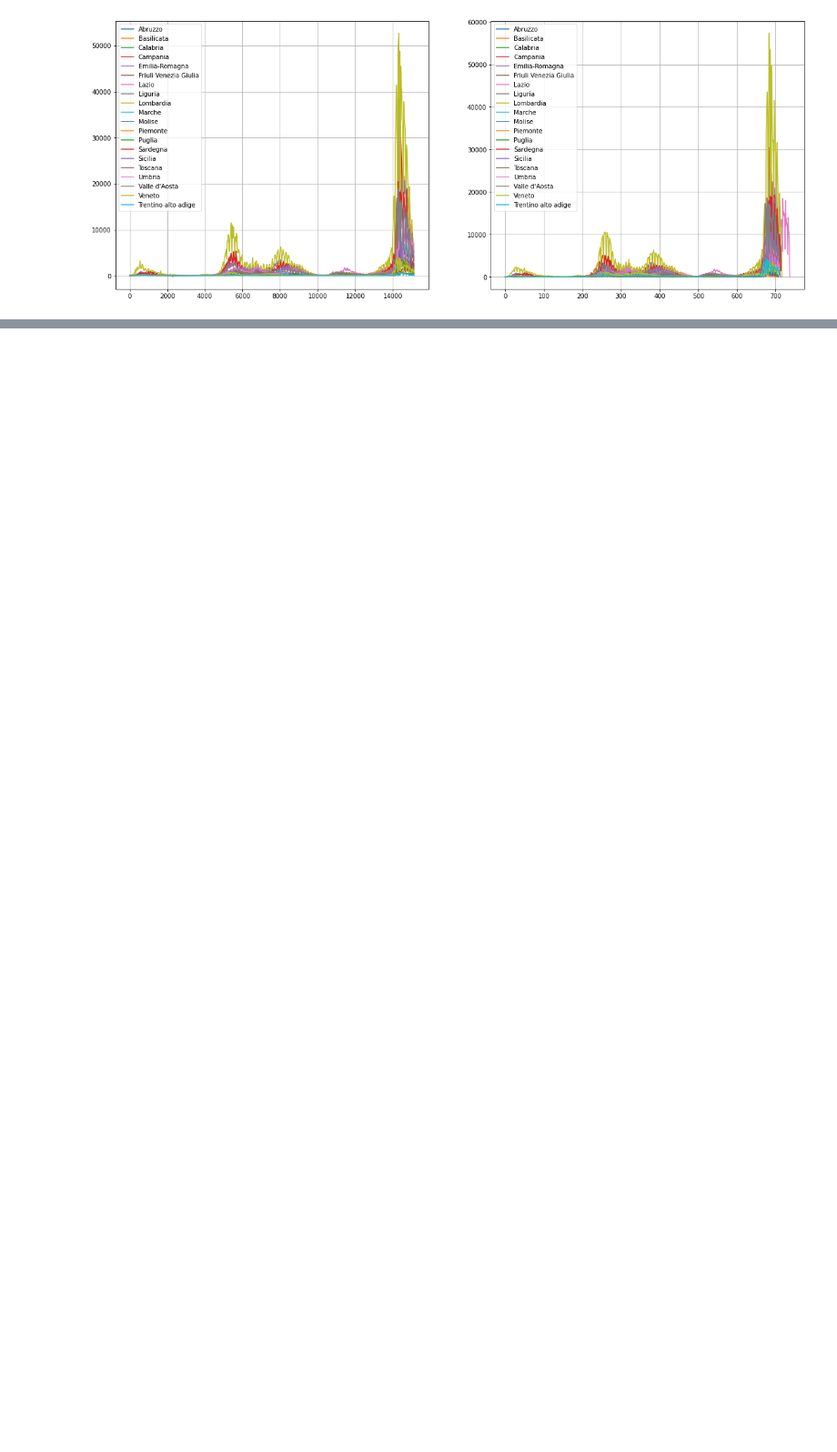
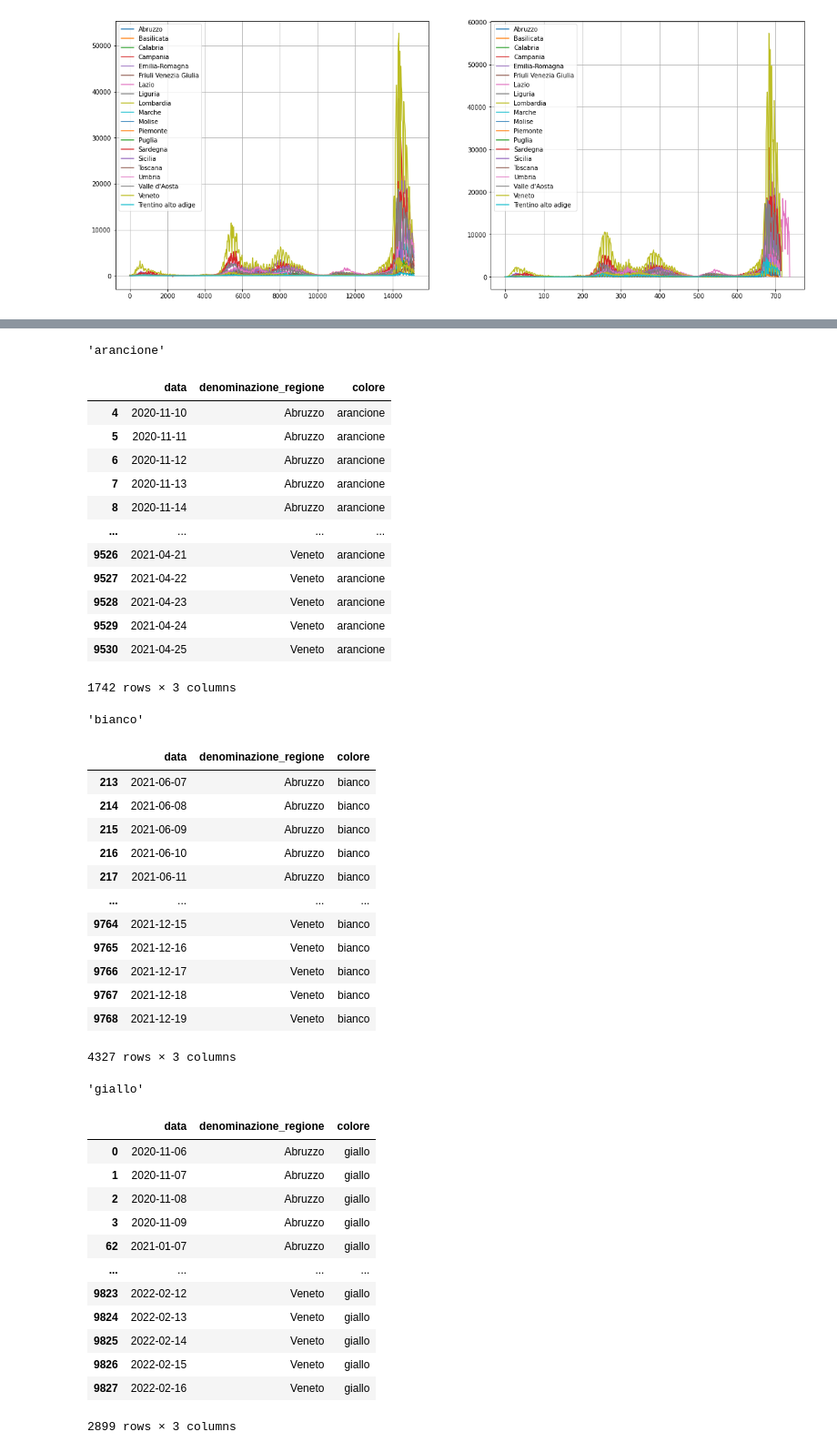
Before and after one commit to RinaldiLuca/Mobility_in_Covid19_Pandemic, a Jupyter notebook: Sam.ipynb, the cells around one changed output, grey strips where cells are left out. Shown at 91% size. Drawn from its saved outputs; the diff is of its cells as text; code cells hidden in the pictures; blank space fills up the shorter version.

```diff
--- a/Sam.ipynb
+++ b/Sam.ipynb
@@ -187,0 +236,48 @@ ax[1].grid()
+# %%
+grouped = pd.read_csv('dataset.csv').groupby('colore')
+
+for name, group in grouped:
+    display(name, group)
+# %% [output]
+'arancione'
+|  | data | denominazione_regione | colore |
+| 4 | 2020-11-10 | Abruzzo | arancione |
+| 5 | 2020-11-11 | Abruzzo | arancione |
+| 6 | 2020-11-12 | Abruzzo | arancione |
+| 7 | 2020-11-13 | Abruzzo | arancione |
+| 8 | 2020-11-14 | Abruzzo | arancione |
+| ... | ... | ... | ... |
+| 9526 | 2021-04-21 | Veneto | arancione |
+| 9527 | 2021-04-22 | Veneto | arancione |
+| 9528 | 2021-04-23 | Veneto | arancione |
+| 9529 | 2021-04-24 | Veneto | arancione |
+| 9530 | 2021-04-25 | Veneto | arancione |
+1742 rows × 3 columns
+'bianco'
+|  | data | denominazione_regione | colore |
+| 213 | 2021-06-07 | Abruzzo | bianco |
+| 214 | 2021-06-08 | Abruzzo | bianco |
+| 215 | 2021-06-09 | Abruzzo | bianco |
+| 216 | 2021-06-10 | Abruzzo | bianco |
+| 217 | 2021-06-11 | Abruzzo | bianco |
+| ... | ... | ... | ... |
+| 9764 | 2021-12-15 | Veneto | bianco |
+| 9765 | 2021-12-16 | Veneto | bianco |
+| 9766 | 2021-12-17 | Veneto | bianco |
+| 9767 | 2021-12-18 | Veneto | bianco |
+| 9768 | 2021-12-19 | Veneto | bianco |
+4327 rows × 3 columns
+'giallo'
+|  | data | denominazione_regione | colore |
+| 0 | 2020-11-06 | Abruzzo | giallo |
+| 1 | 2020-11-07 | Abruzzo | giallo |
+| 2 | 2020-11-08 | Abruzzo | giallo |
+| 3 | 2020-11-09 | Abruzzo | giallo |
+| 62 | 2021-01-07 | Abruzzo | giallo |
+| ... | ... | ... | ... |
+| 9823 | 2022-02-12 | Veneto | giallo |
+| 9824 | 2022-02-13 | Veneto | giallo |
+| 9825 | 2022-02-14 | Veneto | giallo |
+| 9826 | 2022-02-15 | Veneto | giallo |
+| 9827 | 2022-02-16 | Veneto | giallo |
+2899 rows × 3 columns
```
Also changed, not shown: parts of 14 cells of this notebook, 1 other file.
